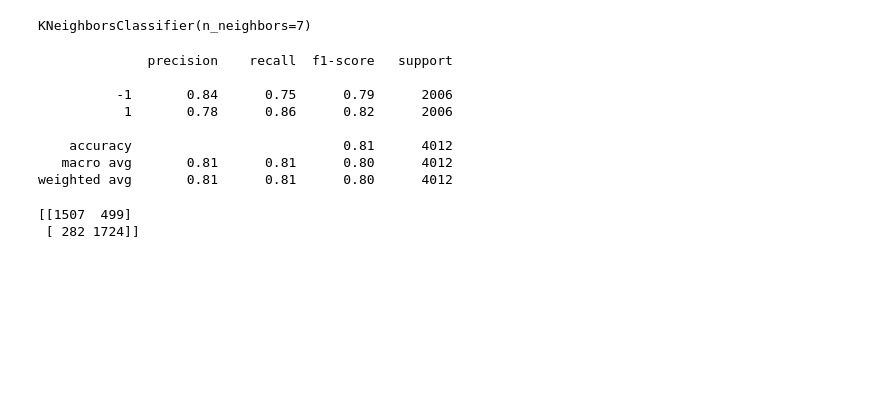
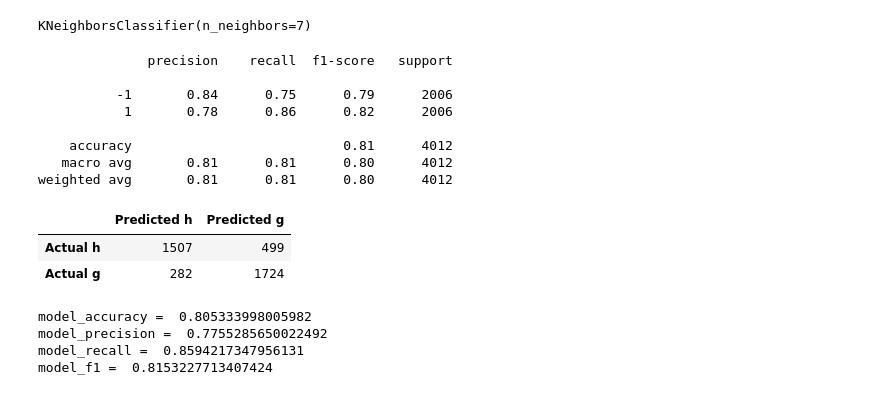
Before and after one commit to Ahmadsaidnouh/Term7-Artificial-Intelligence-Assignments, a Jupyter notebook: lab3/presentation/knn.ipynb, the cells around one changed output. Cells and saved outputs as stored; diff of their text form; code cells hidden in the pictures; blank space fills up the shorter version.

```diff
--- a/lab3/presentation/knn.ipynb
+++ b/lab3/presentation/knn.ipynb
@@ -131,7 +131,29 @@ print(classification_report(y_test, y_pred))
    macro avg       0.81      0.81      0.80      4012
 weighted avg       0.81      0.81      0.80      4012
 # %%
-print(confusion_matrix(y_test, y_pred))
+labels = ['h','g']
+columns = [f'Predicted {label}' for label in labels]
+index = [f'Actual {label}' for label in labels]
+table = pd.DataFrame(confusion_matrix(y_test, y_pred),
+                     columns=columns, index=index)
+
+table
 # %% [output]
-[[1507  499]
- [ 282 1724]]
+|  | Predicted h | Predicted g |
+| Actual h | 1507 | 499 |
+| Actual g | 282 | 1724 |
+# %%
+acc = accuracy_score(y_test, y_pred)
+prec = precision_score(y_test, y_pred)
+recall = recall_score(y_test, y_pred)
+f1 = f1_score(y_test, y_pred)
+
+print('model_accuracy = ', acc)
+print('model_precision = ', prec)
+print('model_recall = ', recall)
+print('model_f1 = ', f1)
+# %% [output]
+model_accuracy =  0.805333998005982
+model_precision =  0.7755285650022492
+model_recall =  0.8594217347956131
+model_f1 =  0.8153227713407424
```
Also changed, not shown: parts of 1 cell of this notebook, 3 other files.
